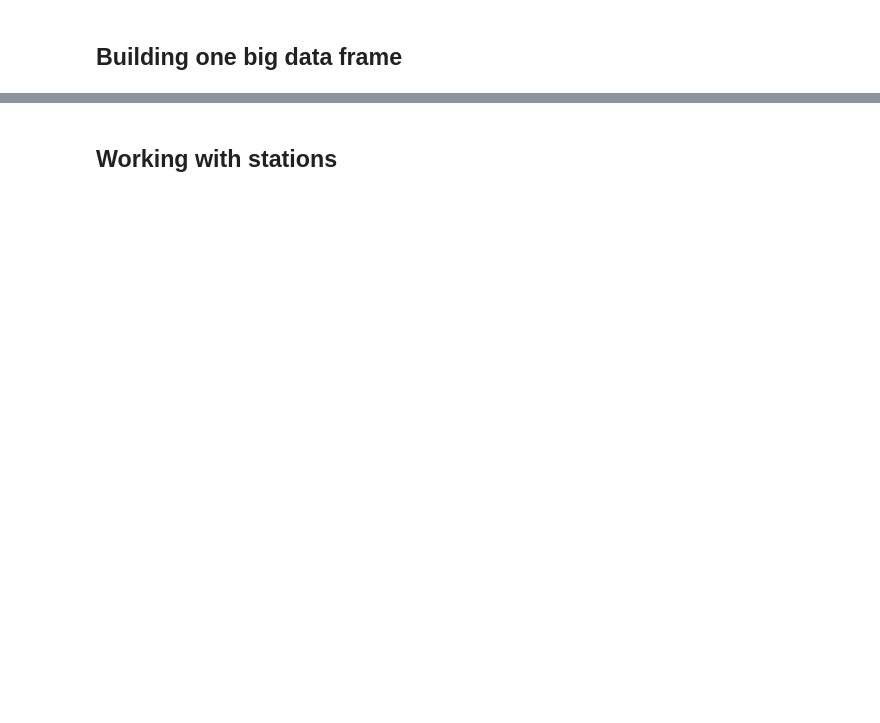
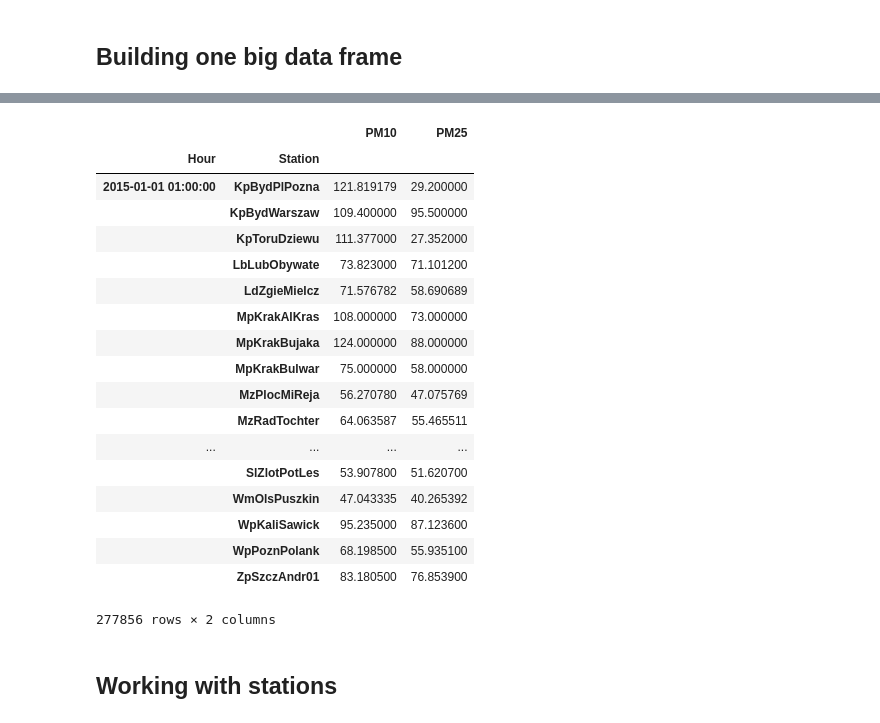
Before and after one commit to QuantumDamage/AQIP, a Jupyter notebook: workspace/EDA.ipynb, the cells around one changed output, grey strips where cells are left out. Drawn from its saved outputs; the diff is of its cells as text; code cells hidden in the pictures; blank space fills up the shorter version.

Commit message:
added concatenation POC

```diff
--- a/workspace/EDA.ipynb
+++ b/workspace/EDA.ipynb
@@ -238,5 +212,36 @@ data
+# %%
+data1 = data1.stack()
+data2 = data2.stack()
+# %%
+data1 = pd.DataFrame(data1, columns=["PM10"])
+data2 = pd.DataFrame(data2, columns=["PM25"])
 # %%
-data.index.set_names(['Hour', 'Station'], inplace=True)
+data1.index.set_names(['Hour', 'Station'], inplace=True)
+data2.index.set_names(['Hour', 'Station'], inplace=True)
+# %%
+dataMerged = pd.concat([data1, data2], axis=1)
+# %%
+dataMerged[dataMerged["PM25"].notnull() & dataMerged["PM10"].notnull()]
+# %% [output]
+|  |  | PM10 | PM25 |
+| Hour | Station |  |  |
+| 2015-01-01 01:00:00 | KpBydPlPozna | 121.819179 | 29.200000 |
+|  | KpBydWarszaw | 109.400000 | 95.500000 |
+|  | KpToruDziewu | 111.377000 | 27.352000 |
+|  | LbLubObywate | 73.823000 | 71.101200 |
+|  | LdZgieMielcz | 71.576782 | 58.690689 |
+|  | MpKrakAlKras | 108.000000 | 73.000000 |
+|  | MpKrakBujaka | 124.000000 | 88.000000 |
+|  | MpKrakBulwar | 75.000000 | 58.000000 |
+|  | MzPlocMiReja | 56.270780 | 47.075769 |
+|  | MzRadTochter | 64.063587 | 55.465511 |
+| ... | ... | ... | ... |
+|  | SlZlotPotLes | 53.907800 | 51.620700 |
+|  | WmOlsPuszkin | 47.043335 | 40.265392 |
+|  | WpKaliSawick | 95.235000 | 87.123600 |
+|  | WpPoznPolank | 68.198500 | 55.935100 |
+|  | ZpSzczAndr01 | 83.180500 | 76.853900 |
+277856 rows × 2 columns
 # %% [markdown]
 ## Working with stations
 # %%
```
Also changed, not shown: parts of 9 cells of this notebook.
